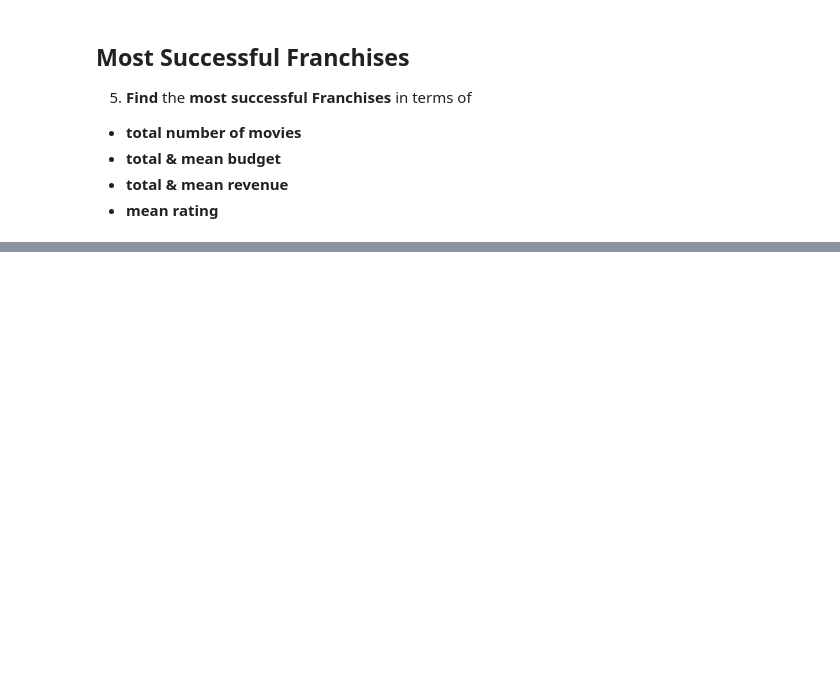
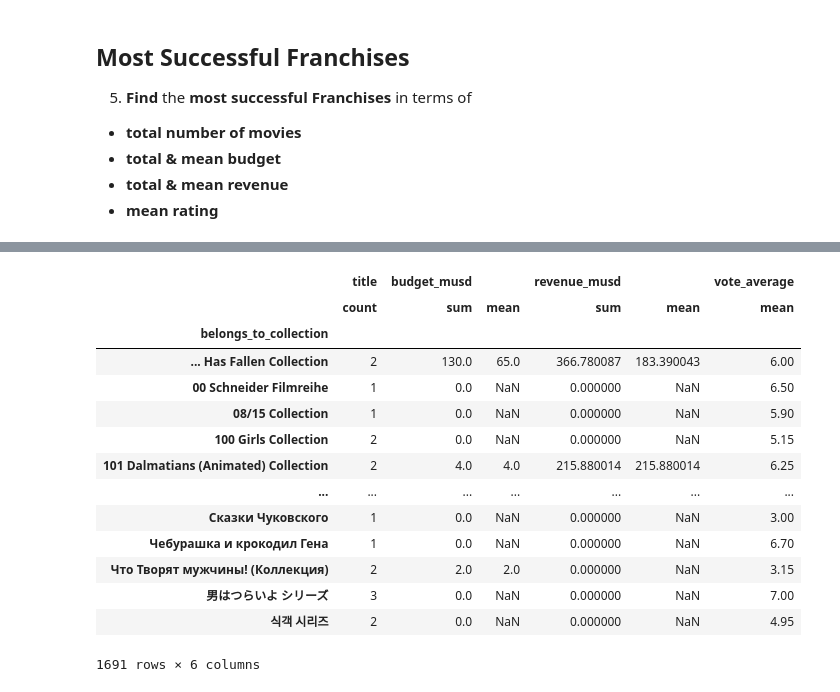
Before and after one commit to MeganHolborn/Udemy-Data-Science-with-Pandas-course, a Jupyter notebook: Project 1_Explanatory Data Analysis & Data Presentation.ipynb, the cells around one changed output, grey strips where cells are left out. Cells and saved outputs as stored; diff of their text form; code cells hidden in the pictures; blank space fills up the shorter version.

Commit message:
Data analysis: which franchises are more successful?

```diff
--- a/Project 1_Explanatory Data Analysis & Data Presentation.ipynb
+++ b/Project 1_Explanatory Data Analysis & Data Presentation.ipynb
@@ -495,0 +514,20 @@ stand_alone_ratings
+# %%
+# Create a table with all the required properties for comparison
+succ_franchise = movies.groupby("belongs_to_collection").agg({"title":"count","budget_musd":["sum","mean"],"revenue_musd":["sum","mean"],"vote_average":"mean"})
+succ_franchise
+# %% [output]
+|  | title | budget_musd |  | revenue_musd |  | vote_average |
+|  | count | sum | mean | sum | mean | mean |
+| belongs_to_collection |  |  |  |  |  |  |
+| ... Has Fallen Collection | 2 | 130.0 | 65.0 | 366.780087 | 183.390043 | 6.00 |
+| 00 Schneider Filmreihe | 1 | 0.0 | NaN | 0.000000 | NaN | 6.50 |
+| 08/15 Collection | 1 | 0.0 | NaN | 0.000000 | NaN | 5.90 |
+| 100 Girls Collection | 2 | 0.0 | NaN | 0.000000 | NaN | 5.15 |
+| 101 Dalmatians (Animated) Collection | 2 | 4.0 | 4.0 | 215.880014 | 215.880014 | 6.25 |
+| ... | ... | ... | ... | ... | ... | ... |
+| Сказки Чуковского | 1 | 0.0 | NaN | 0.000000 | NaN | 3.00 |
+| Чебурашка и крокодил Гена | 1 | 0.0 | NaN | 0.000000 | NaN | 6.70 |
+| Что Творят мужчины! (Коллекция) | 2 | 2.0 | 2.0 | 0.000000 | NaN | 3.15 |
+| 男はつらいよ シリーズ | 3 | 0.0 | NaN | 0.000000 | NaN | 7.00 |
+| 식객 시리즈 | 2 | 0.0 | NaN | 0.000000 | NaN | 4.95 |
+1691 rows × 6 columns
```
Also changed, not shown: parts of 6 cells of this notebook.
